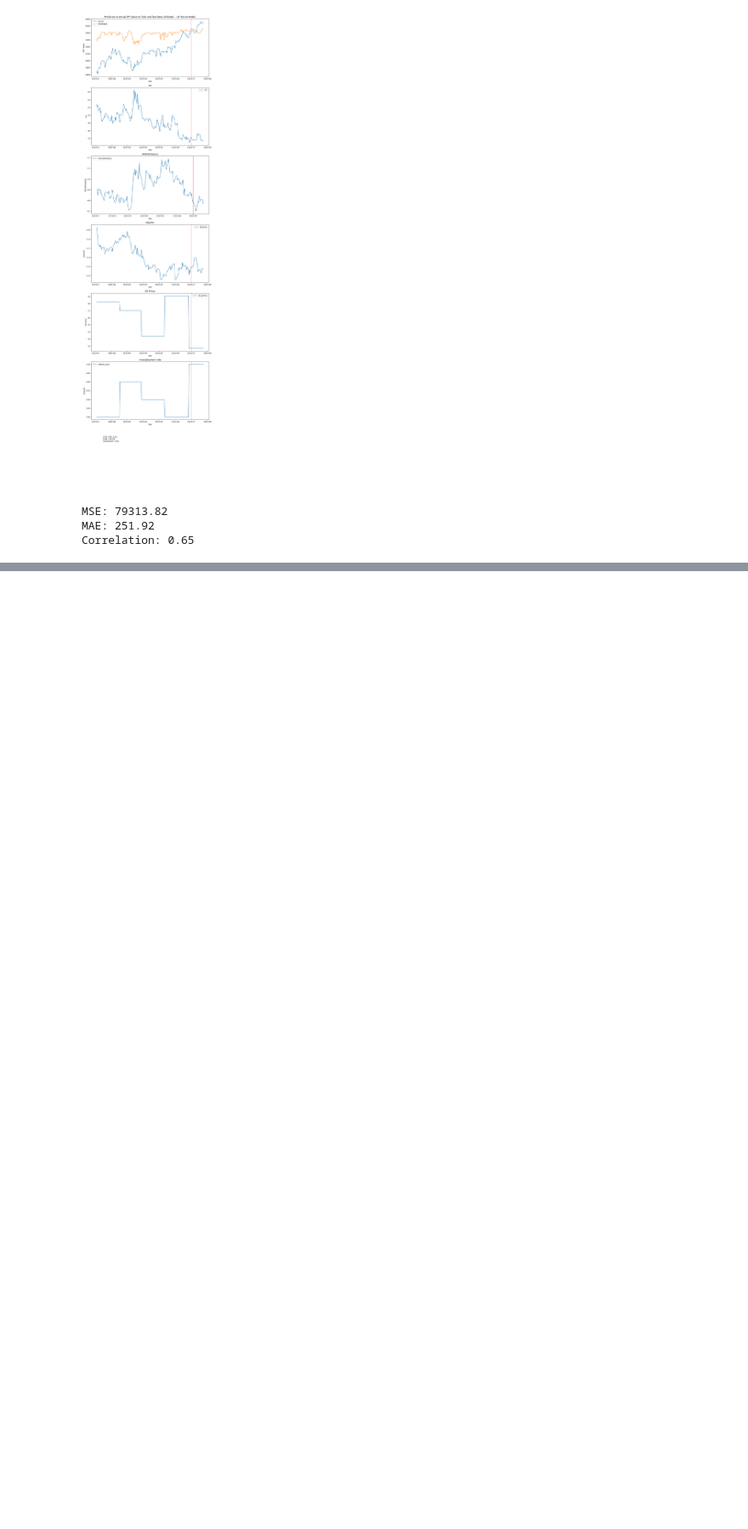
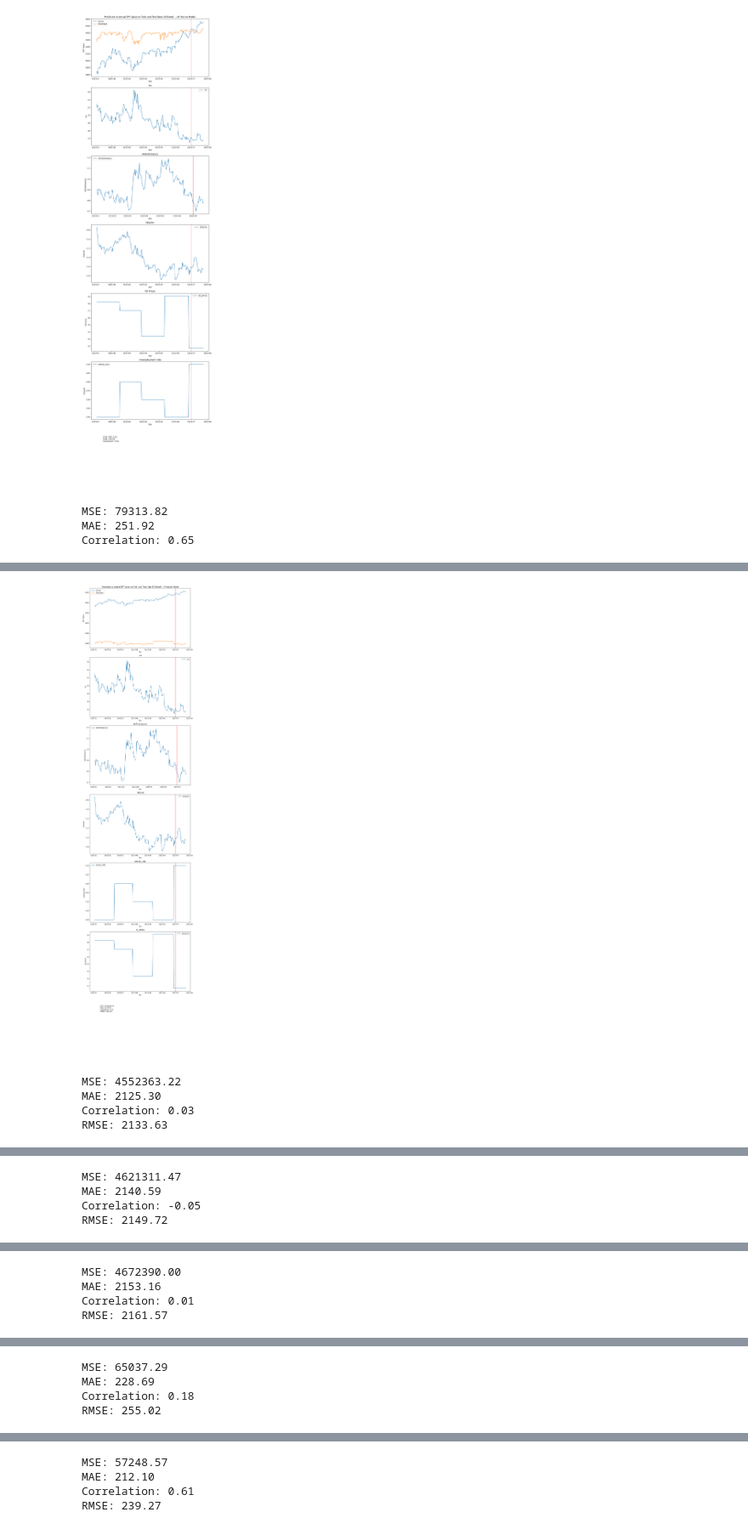
Before and after one commit to jpl12345/SPY_prediction_analysis, a Jupyter notebook: xgboost_model_validation.ipynb, the cells around one changed output, grey strips where cells are left out. Shown at 85% size. Drawn from its saved outputs; the diff is of its cells as text; code cells hidden in the pictures; blank space fills up the shorter version.

```diff
--- a/xgboost_model_validation.ipynb
+++ b/xgboost_model_validation.ipynb
@@ -465,6 +466,0 @@ Correlation: 0.65
-# %%
-X = data[['vix', 'AAAvstreasury', 't10y3m', 'unemp_rate', 'oil_prices']]  # Features
-y = data['spy']  # Target variable
-
-model = xgb.XGBRegressor()
-model.load_model('xgboost_trained_top5FeaturesONLY_gmt8_1jul2023.json')
@@ -567,0 +529,12 @@ Correlation: 0.03
+# %%
+top_9_features = ['vix', 'AAAvstreasury', 't10y3m', 'unemp_rate', 'oil_prices', 'bus_confidence','mno', 'cpi', 'consumer_confidence_sent']
+
+for num_features_to_validate in range(5,10,1):
+    features_for_validating = top_9_features[:num_features_to_validate]
+    validate_model(features_for_validating)
+# %% [output]
+[figure, added]
+MSE: 4552363.22
+MAE: 2125.30
+Correlation: 0.03
+RMSE: 2133.63
@@ -567,0 +542,4 @@ Correlation: 0.03
+MSE: 4621311.47
+MAE: 2140.59
+Correlation: -0.05
+RMSE: 2149.72
@@ -567,0 +547,4 @@ Correlation: 0.03
+MSE: 4672390.00
+MAE: 2153.16
+Correlation: 0.01
+RMSE: 2161.57
@@ -567,0 +552,4 @@ Correlation: 0.03
+MSE: 65037.29
+MAE: 228.69
+Correlation: 0.18
+RMSE: 255.02
@@ -567,0 +557,4 @@ Correlation: 0.03
+MSE: 57248.57
+MAE: 212.10
+Correlation: 0.61
+RMSE: 239.27
```
Also changed, not shown: parts of 9 cells of this notebook, 25 other files.
